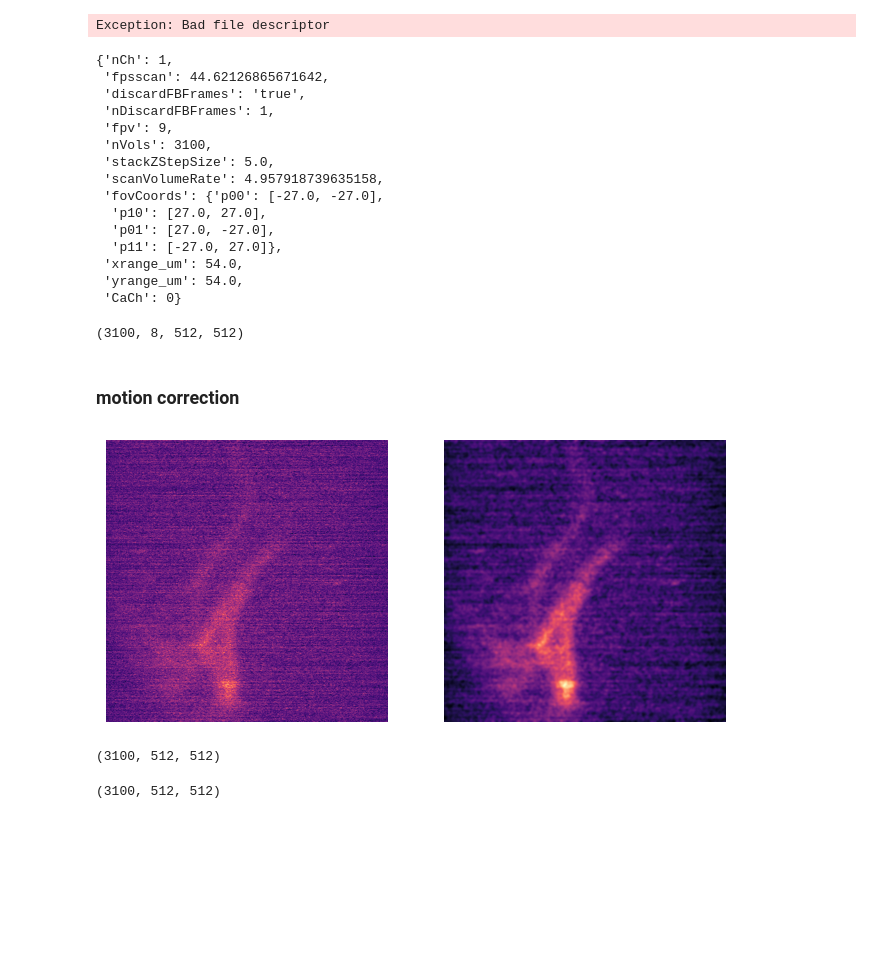
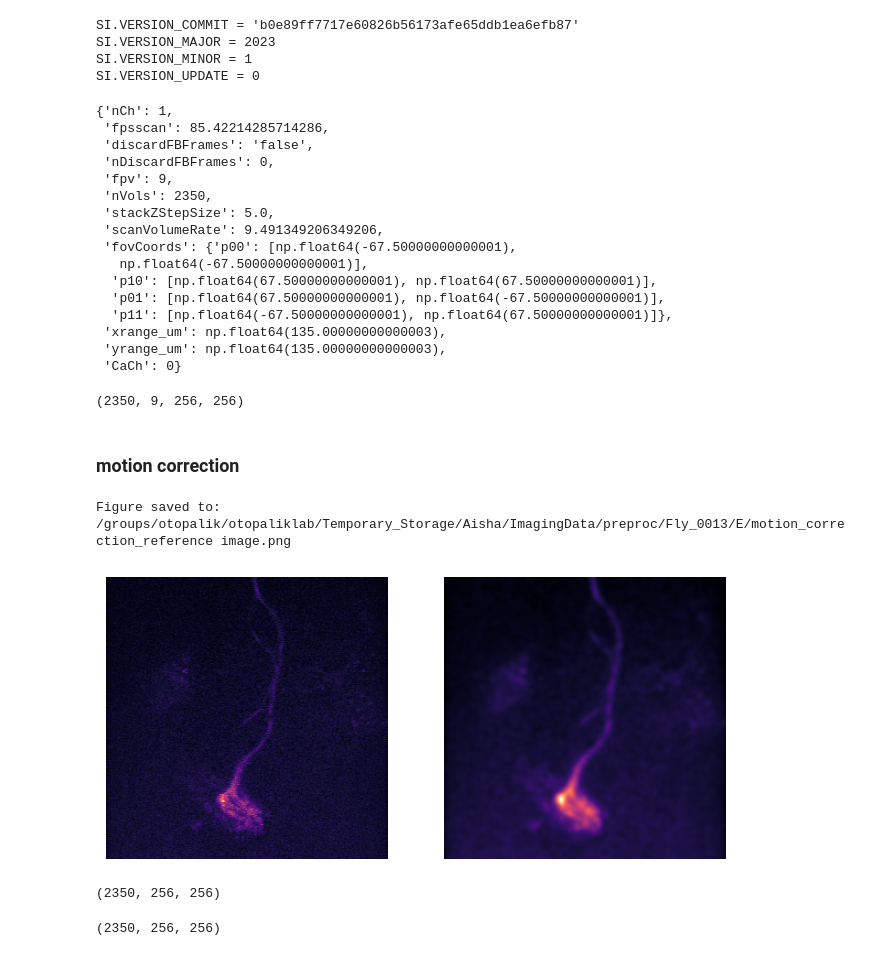
Before and after one commit to AishaHamid201/fly2p, a Jupyter notebook: fly2p/scripts/imaging_preprocessing_new.ipynb, the cells around one changed output. Cells and saved outputs as stored; diff of their text form; code cells hidden in the pictures; blank space fills up the shorter version.

Commit message:
Update imaging preprocessing notebook

```diff
--- a/fly2p/scripts/imaging_preprocessing_new.ipynb
+++ b/fly2p/scripts/imaging_preprocessing_new.ipynb
@@ -46,11 +49,12 @@ onCluster = False
 # %%
 # === Set root storage directory depending on environment ===
-#storageDir = '/groups/otopaliklab' if onCluster else '/Volumes'
-#rootDir = f'{storageDir}/otopaliklab/Aisha/Data'
-rootDir = '/Volumes/otopaliklab/Temporary_Storage/Aisha/ImagingData'
+storageDir = '/groups/otopalik' if onCluster else '/Volumes'
+# rootDir = '/Volumes/otopaliklab/Temporary_Storage/Aisha/ImagingData'
+# rootDir = 'C:\\Users\\hamida\\Documents\\Data'
+rootDir = '/groups/otopalik/otopaliklab/Temporary_Storage/Aisha/ImagingData'
 # %%
-flyID = 'Fly_RF_0002'
-trial_folder = 'A'
+flyID = 'Fly_0013'
+trial_folder = 'E'
 
 
 dataDir = sep.join([rootDir, 'raw', flyID, trial_folder])
@@ -64,5 +68,5 @@ os.makedirs(plotDir, exist_ok=True)
 
 
 print(f'flyID: {flyID}, trial folder: {trial_folder}')
-rawTiff = 'Fly_RF_0002A _00001.tif'
+rawTiff = 'Fly_0013E_00001.tif'
 # %% [output]
@@ -81,7 +81,10 @@ mytiffreader = ScanImageTiffReader(sep.join([dataDir, rawTiff]))
 basicMetadat = getSIbasicMetadata(mytiffreader.metadata())
 SImetadict = getSIMetadict(mytiffreader.metadata())
 # %% [output]
-Exception: Bad file descriptor
+SI.VERSION_COMMIT = 'b0e89ff7717e60826b56173afe65ddb1ea6efb87'
+SI.VERSION_MAJOR = 2023
+SI.VERSION_MINOR = 1
+SI.VERSION_UPDATE = 0
 # %%
 basicMetadat["CaCh"] = 0 # give channel identity
 # Load data: With larger file sizes, the scanimage loader fails (idk why)
@@ -91,57 +94,65 @@ imgStack = imp.stack2xarray(stack, basicMetadat)
 basicMetadat
 # %% [output]
 {'nCh': 1,
- 'fpsscan': 44.62126865671642,
- 'discardFBFrames': 'true',
- 'nDiscardFBFrames': 1,
+ 'fpsscan': 85.42214285714286,
+ 'discardFBFrames': 'false',
+ 'nDiscardFBFrames': 0,
  'fpv': 9,
- 'nVols': 3100,
+ 'nVols': 2350,
  'stackZStepSize': 5.0,
- 'scanVolumeRate': 4.957918739635158,
- 'fovCoords': {'p00': [-27.0, -27.0],
-  'p10': [27.0, 27.0],
-  'p01': [27.0, -27.0],
-  'p11': [-27.0, 27.0]},
- 'xrange_um': 54.0,
- 'yrange_um': 54.0,
+ 'scanVolumeRate': 9.491349206349206,
+ 'fovCoords': {'p00': [np.float64(-67.50000000000001),
+   np.float64(-67.50000000000001)],
+  'p10': [np.float64(67.50000000000001), np.float64(67.50000000000001)],
+  'p01': [np.float64(67.50000000000001), np.float64(-67.50000000000001)],
+  'p11': [np.float64(-67.50000000000001), np.float64(67.50000000000001)]},
+ 'xrange_um': np.float64(135.00000000000003),
+ 'yrange_um': np.float64(135.00000000000003),
  'CaCh': 0}
 # %%
 imgStack.shape
 # %% [output]
-(3100, 8, 512, 512)
+(2350, 9, 256, 256)
 # %% [markdown]
 ### motion correction
 # %%
 # Set reference image
 stackMP = np.max(imgStack, axis=1) # max projection over planes
 
 numRefImg = 20
 refstart = 100
 locRefImg = round(stackMP['volumes [s]'].size/2)
 
 # Generate reference image
 refImg = np.mean(stackMP[locRefImg:locRefImg+numRefImg,:,:],axis=0) + np.mean(stackMP[refstart:refstart+numRefImg,:,:],axis=0)
 
 from scipy.ndimage.filters import gaussian_filter
 refImgFilt = gaussian_filter(refImg, sigma=2)
 
 fig, axs = plt.subplots(1,2,figsize=(8,4))
 axs[0].imshow(refImg,cmap='magma', origin='lower'); axs[0].axis('off');
 axs[1].imshow(refImgFilt,cmap='magma', origin='lower'); axs[1].axis('off');
+
+
+# Save figure
+save_path = os.path.join(preprocDir, 'motion_correction_reference image.png')
+fig.savefig(save_path, bbox_inches='tight', dpi=300)
+print(f"Figure saved to: {save_path}")
 # %% [output]
+Figure saved to: /groups/otopalik/otopaliklab/Temporary_Storage/Aisha/ImagingData/preproc/Fly_0013/E/motion_correction_reference image.png
-[figure, old version]
+[figure, new version]
 # %%
 # use this if you want to construct a ref image (for MC) just based on the average across volumes
 # ref_Img_avg = np.mean(stackMP,axis=0)
 # %%
 stackMP.shape
 # %% [output]
-(3100, 512, 512)
+(2350, 256, 256)
 # %%
-stackMP_fraction = stackMP[:6000]
+stackMP_fraction = stackMP[:32600]
 stackMP_fraction.shape
 # %% [output]
-(3100, 512, 512)
+(2350, 256, 256)
 # %%
 stackMP2 = stackMP_fraction
 # %%
```
Also changed, not shown: parts of 30 cells of this notebook.
